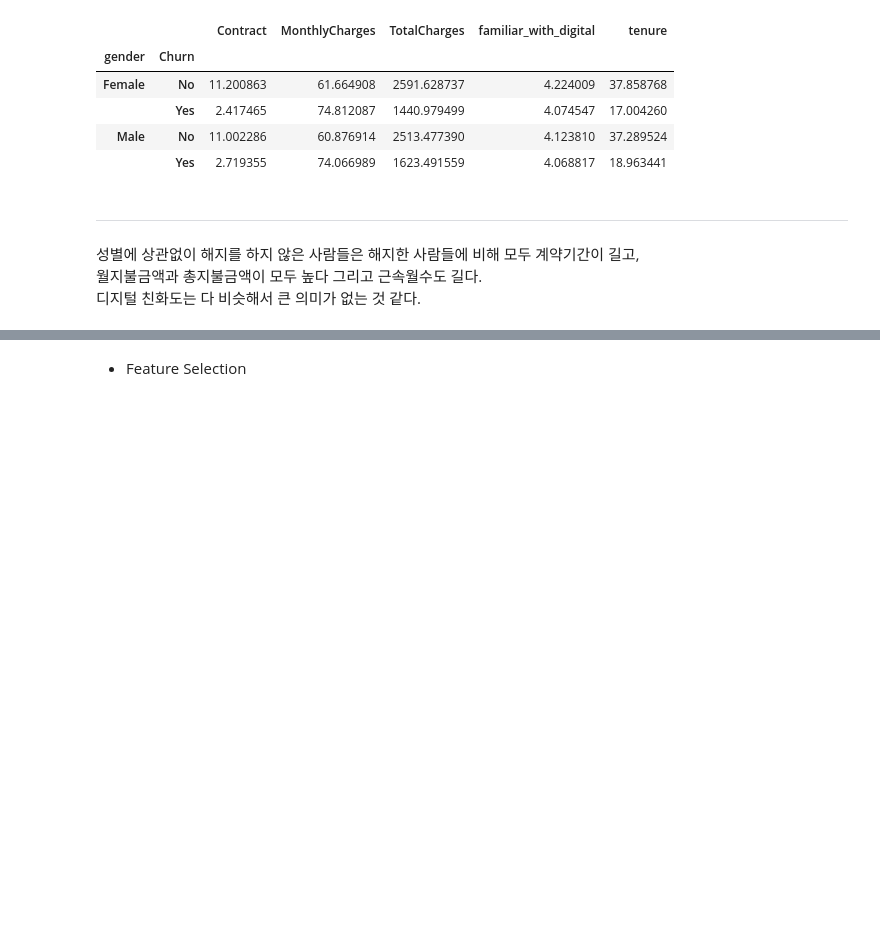
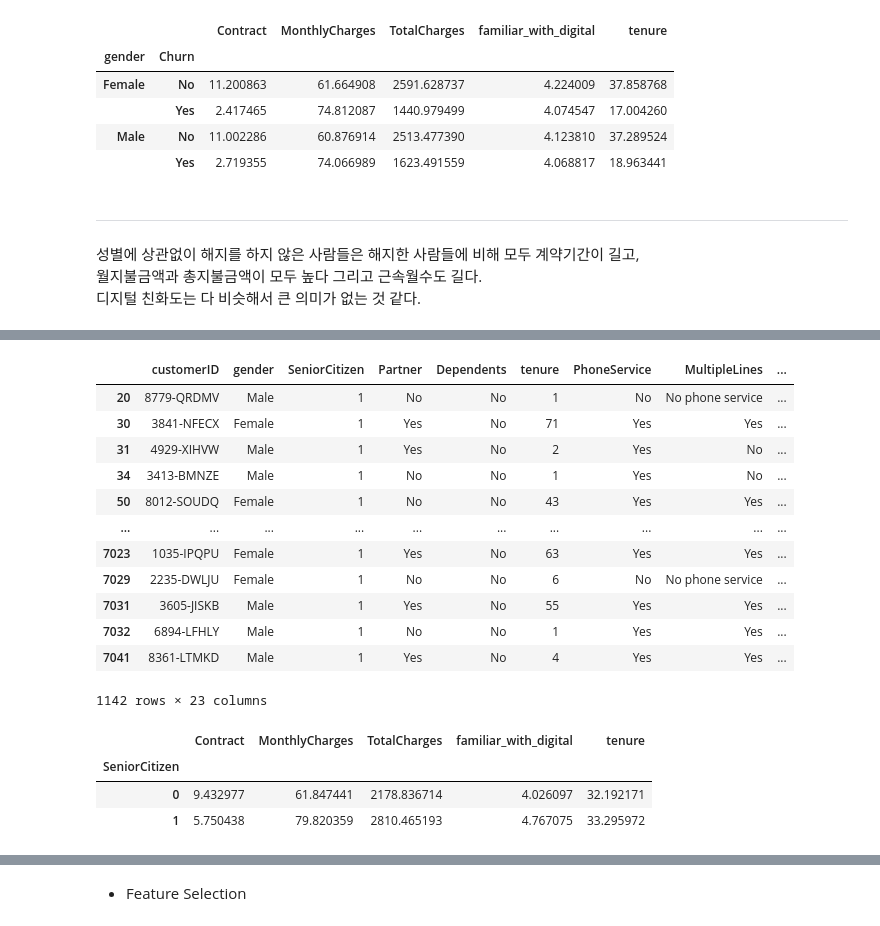
Before and after one commit to PingPingE/Kaggle-Telco_customer_churn, a Jupyter notebook: telco-customer-churn.ipynb, the cells around one changed output, grey strips where cells are left out. Saved outputs shown, nothing was run; the diff lists cells and outputs as text; code cells hidden in the pictures; blank space fills up the shorter version.

```diff
--- a/telco-customer-churn.ipynb
+++ b/telco-customer-churn.ipynb
@@ -669,0 +675,23 @@ pd.pivot_table(main_df, index=['gender','Churn'])
+# %%
+main_df.loc[main_df.SeniorCitizen == 1]
+# %% [output]
+|  | customerID | gender | SeniorCitizen | Partner | Dependents | tenure | PhoneService | MultipleLines | ... |
+| 20 | 8779-QRDMV | Male | 1 | No | No | 1 | No | No phone service | ... |
+| 30 | 3841-NFECX | Female | 1 | Yes | No | 71 | Yes | Yes | ... |
+| 31 | 4929-XIHVW | Male | 1 | Yes | No | 2 | Yes | No | ... |
+| 34 | 3413-BMNZE | Male | 1 | No | No | 1 | Yes | No | ... |
+| 50 | 8012-SOUDQ | Female | 1 | No | No | 43 | Yes | Yes | ... |
+| ... | ... | ... | ... | ... | ... | ... | ... | ... | ... |
+| 7023 | 1035-IPQPU | Female | 1 | Yes | No | 63 | Yes | Yes | ... |
+| 7029 | 2235-DWLJU | Female | 1 | No | No | 6 | No | No phone service | ... |
+| 7031 | 3605-JISKB | Male | 1 | Yes | No | 55 | Yes | Yes | ... |
+| 7032 | 6894-LFHLY | Male | 1 | No | No | 1 | Yes | Yes | ... |
+| 7041 | 8361-LTMKD | Male | 1 | Yes | No | 4 | Yes | Yes | ... |
+1142 rows × 23 columns
+# %%
+pd.pivot_table(main_df, index=['SeniorCitizen'])
+# %% [output]
+|  | Contract | MonthlyCharges | TotalCharges | familiar_with_digital | tenure |
+| SeniorCitizen |  |  |  |  |  |
+| 0 | 9.432977 | 61.847441 | 2178.836714 | 4.026097 | 32.192171 |
+| 1 | 5.750438 | 79.820359 | 2810.465193 | 4.767075 | 33.295972 |
```
Also changed, not shown: parts of 24 cells of this notebook.
